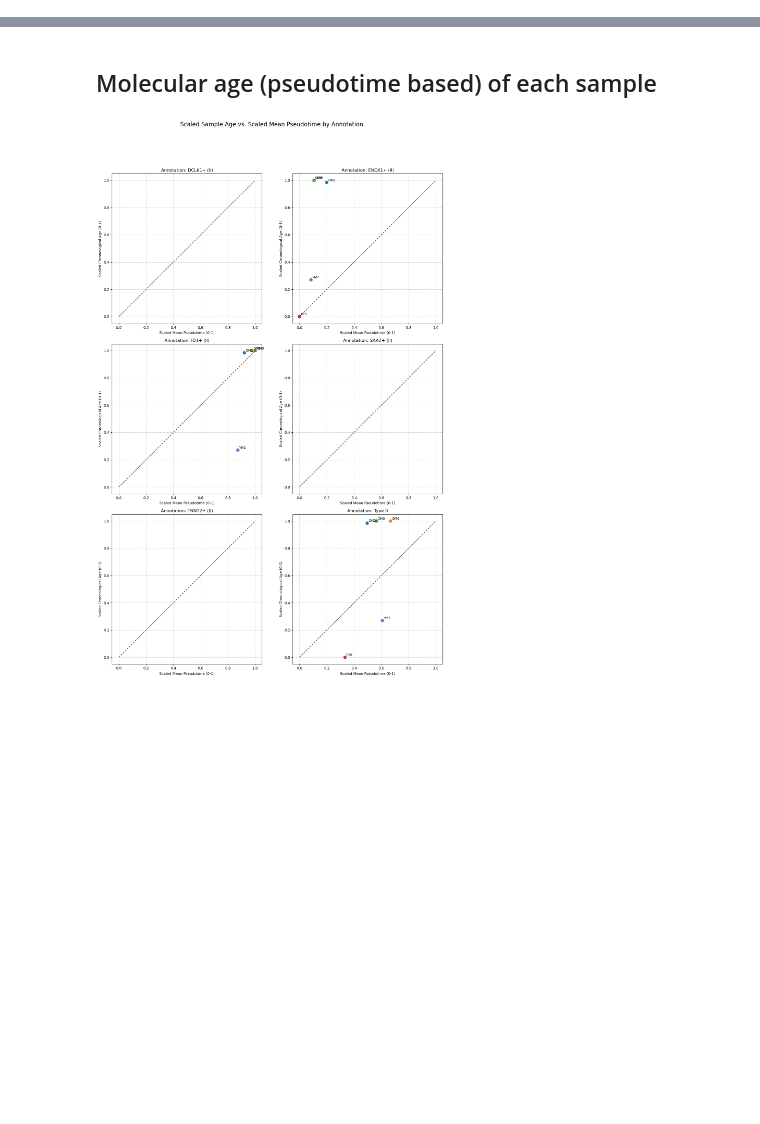
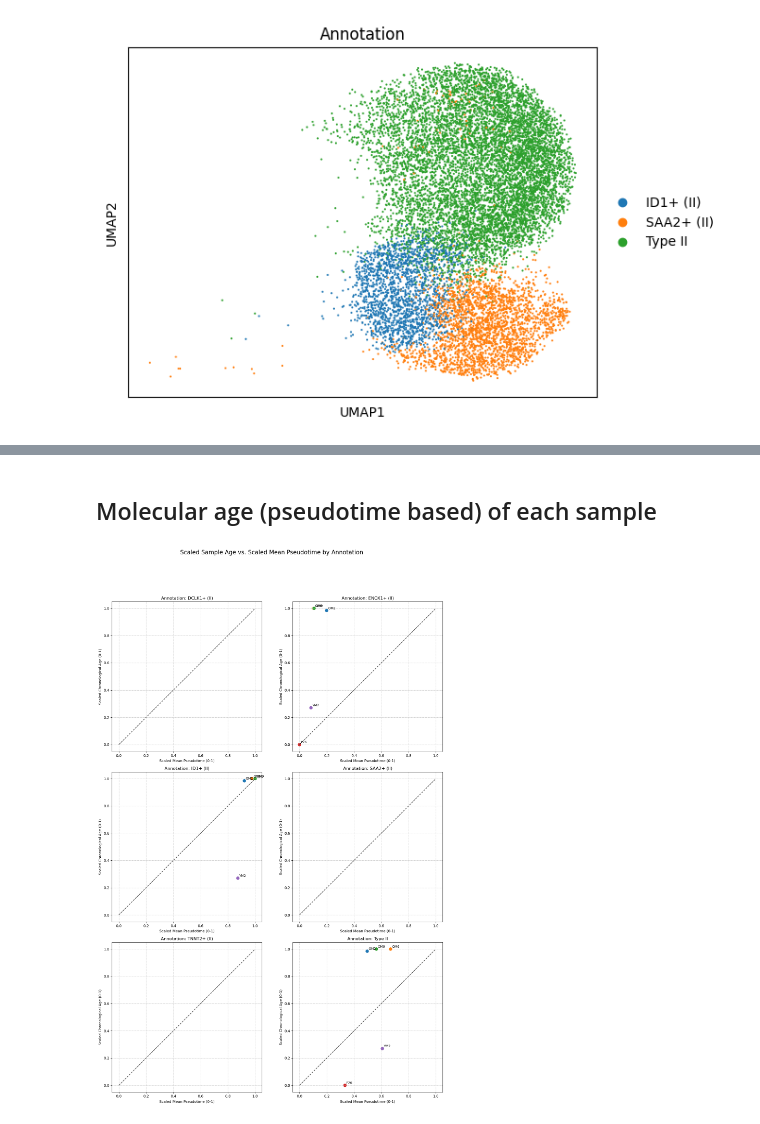
Before and after one commit to sachha-naksha/SKM_multimodal_analysis, a Jupyter notebook: py_scripts/data_preproc.ipynb, the cells around one changed output, grey strips where cells are left out. Saved outputs shown, nothing was run; the diff lists cells and outputs as text; code cells hidden in the pictures; blank space fills up the shorter version.

```diff
--- a/py_scripts/data_preproc.ipynb
+++ b/py_scripts/data_preproc.ipynb
@@ -102,0 +85,3 @@ sc.pl.umap(rna_adata, color=['Pseudotime'], title='Transcriptional age (Pseudoti
+# %%
+atac_adata = sc.read_h5ad(adata_atac)
+atac_adata = atac_adata[atac_adata.obs['sample'].isin(['P26', 'YM2', 'OM2', 'OM6', 'OM9'])].copy()
@@ -102,0 +94,4 @@ sc.pl.umap(rna_adata, color=['Pseudotime'], title='Transcriptional age (Pseudoti
+# %%
+#subset to type 2 fibers
+atac_adata = atac_adata[atac_adata.obs['Annotation'].str.contains('II')].copy()
+atac_adata.obs
@@ -102,0 +112,4 @@ sc.pl.umap(rna_adata, color=['Pseudotime'], title='Transcriptional age (Pseudoti
+# %%
+sc.pl.embedding(atac_adata, basis='UMAP', color=['Annotation'])
+# %% [output]
+[figure, added]
```
Also changed, not shown: parts of 55 cells of this notebook, 2 other files.
